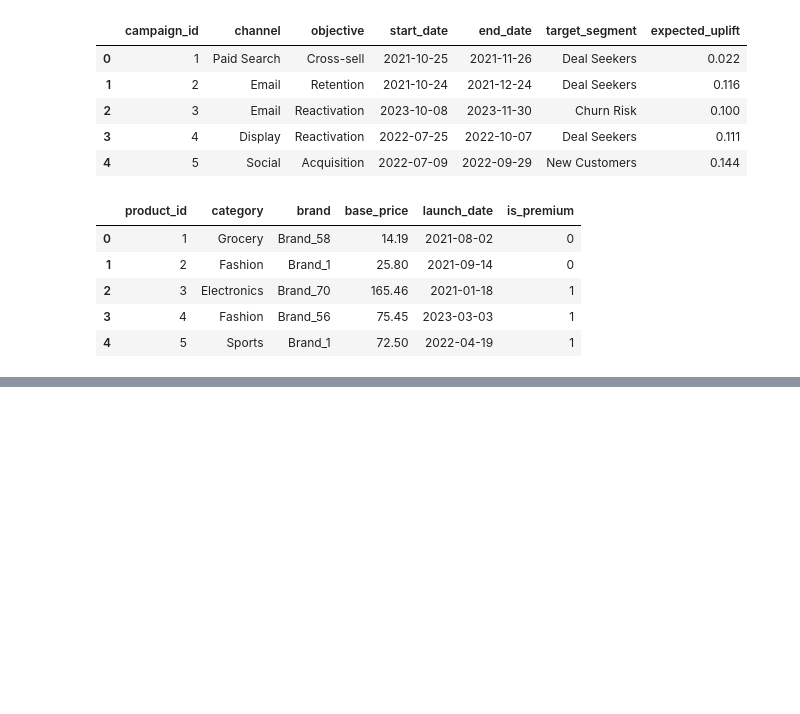
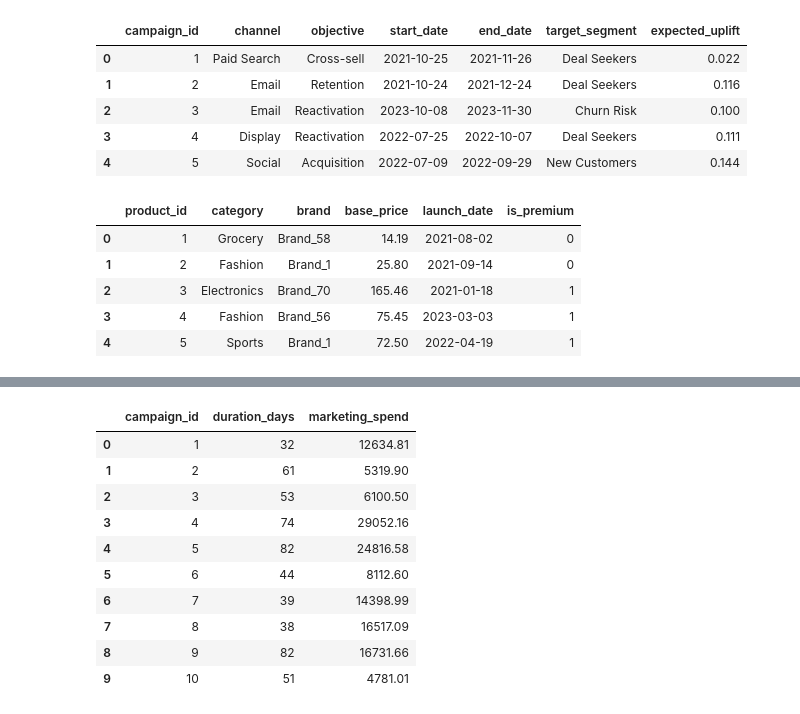
Before and after one commit to Tamoze/Marketing-Attribution-ROI-Dashboard, a Jupyter notebook: notebooks/03_attribution_analysis.ipynb, the cells around one changed output, grey strips where cells are left out. Saved outputs shown, nothing was run; the diff lists cells and outputs as text; code cells hidden in the pictures; blank space fills up the shorter version.

```diff
--- a/notebooks/03_attribution_analysis.ipynb
+++ b/notebooks/03_attribution_analysis.ipynb
@@ -1700,0 +1846,10 @@ The Star Schema serves as the foundation for the Power BI dashboard, enabling:
+# %%
+DimCampaignSpend = DimCampaignSpend[
+    [
+        "campaign_id",
+        "duration_days",
+        "marketing_spend"
+    ]
+]
+
+DimCampaignSpend.head()
@@ -1700,0 +1885,14 @@ The Star Schema serves as the foundation for the Power BI dashboard, enabling:
+# %%
+DimCampaignSpend.head(10)
+# %% [output]
+|  | campaign_id | duration_days | marketing_spend |
+| 0 | 1 | 32 | 12634.81 |
+| 1 | 2 | 61 | 5319.90 |
+| 2 | 3 | 53 | 6100.50 |
+| 3 | 4 | 74 | 29052.16 |
+| 4 | 5 | 82 | 24816.58 |
+| 5 | 6 | 44 | 8112.60 |
+| 6 | 7 | 39 | 14398.99 |
+| 7 | 8 | 38 | 16517.09 |
+| 8 | 9 | 82 | 16731.66 |
+| 9 | 10 | 51 | 4781.01 |
```
Also changed, not shown: parts of 14 cells of this notebook.
